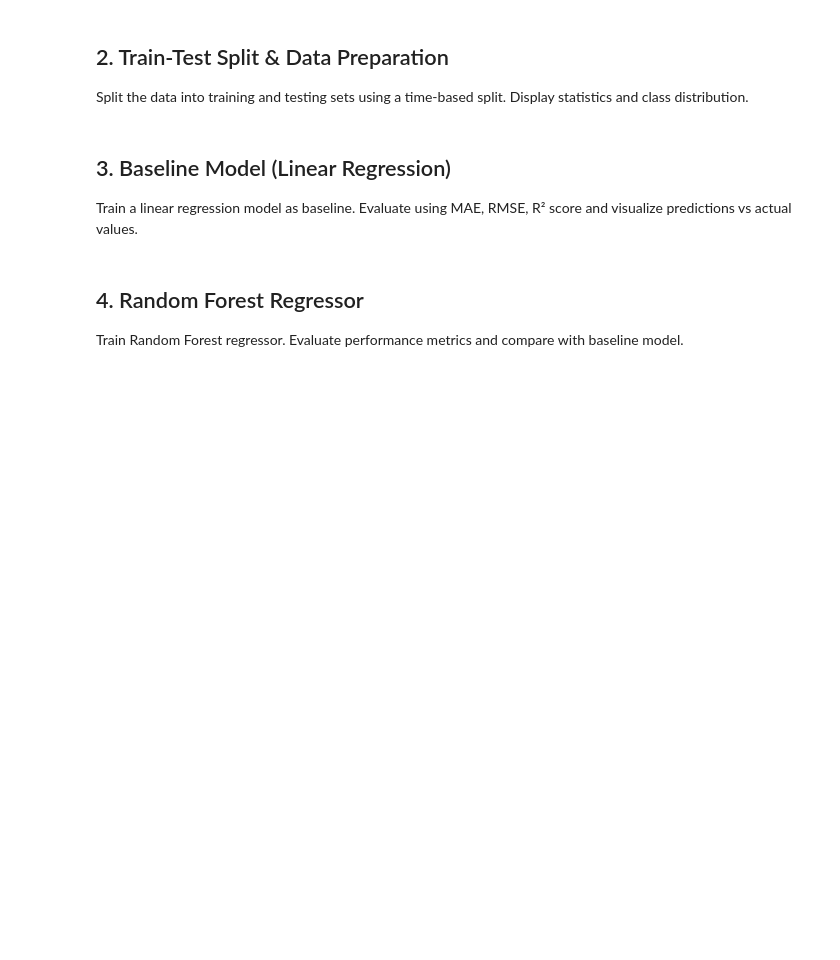
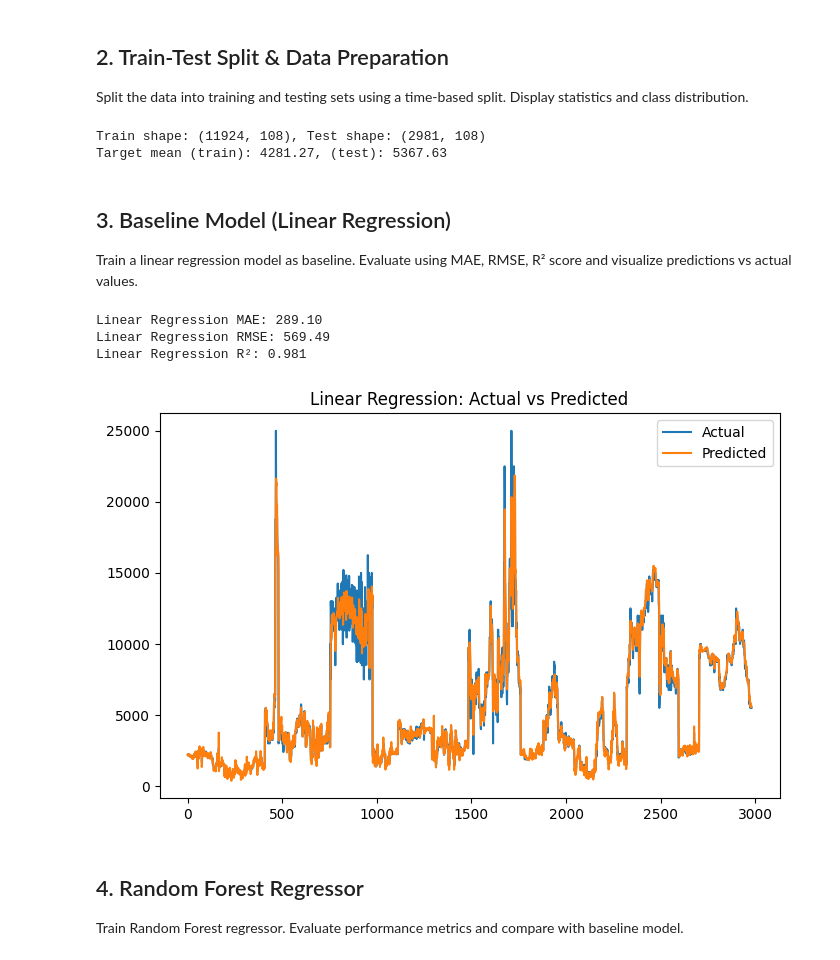
Before and after one commit to RudraX-Github/Git_HUB, a Jupyter notebook: AgriCast360/Script/PHASE_3_ML_Models.ipynb, the cells around one changed output. Saved outputs shown, nothing was run; the diff lists cells and outputs as text; code cells hidden in the pictures; blank space fills up the shorter version.

```diff
--- a/AgriCast360/Script/PHASE_3_ML_Models.ipynb
+++ b/AgriCast360/Script/PHASE_3_ML_Models.ipynb
@@ -10,5 +12,7 @@ Import necessary libraries and load the engineered dataset and scaler from Phase
 # %%
 # Import libraries
+import sys
+import os
 import pandas as pd
 import numpy as np
 import matplotlib.pyplot as plt
@@ -18,8 +22,13 @@ from sklearn.linear_model import LinearRegression
 from sklearn.ensemble import RandomForestRegressor
 from sklearn.metrics import mean_absolute_error, mean_squared_error, r2_score
 import xgboost as xgb
+# TensorFlow can sometimes cause deep recursion during import in some environments.
+# Increase recursion limit and reduce TF logging before importing.
+sys.setrecursionlimit(10000)
+os.environ.setdefault('TF_CPP_MIN_LOG_LEVEL', '2')
 import tensorflow as tf
-from tensorflow import keras
+# prefer using tf.keras to avoid conflicts with standalone keras package
+# from tensorflow import keras  <-- removed to prevent potential import conflicts
 import pickle
 import joblib
 import warnings
@@ -30,7 +39,18 @@ features_file = r"D:\CUDA_Experiments\Git_HUB\AgriCast360\Script\Processed_Data\
 scaler_file = r"D:\CUDA_Experiments\Git_HUB\AgriCast360\Script\scaler.pkl"
 
 df = pd.read_csv(features_file)
-with open(scaler_file, 'rb') as f:
-    scaler = pickle.load(f)
+
+# Try joblib first (common for sklearn scalers), fallback to pickle
+scaler = None
+try:
+    scaler = joblib.load(scaler_file)
+    print("✅ Scaler loaded with joblib.")
+except Exception as e_joblib:
+    try:
+        with open(scaler_file, 'rb') as f:
+            scaler = pickle.load(f)
+        print("✅ Scaler loaded with pickle.")
+    except Exception as e_pickle:
+        raise RuntimeError(f"Failed to load scaler file. joblib error: {e_joblib}; pickle error: {e_pickle}")
 
 print(f"✅ Data and scaler loaded. Shape: {df.shape}")
@@ -51,29 +78,45 @@ y_train, y_test = y.iloc[:split_idx], y.iloc[split_idx:]
 
 print(f"Train shape: {X_train.shape}, Test shape: {X_test.shape}")
 print(f"Target mean (train): {y_train.mean():.2f}, (test): {y_test.mean():.2f}")
+# %% [output]
+Train shape: (11924, 108), Test shape: (2981, 108)
+Target mean (train): 4281.27, (test): 5367.63
 # %% [markdown]
 ## 3. Baseline Model (Linear Regression)
 Train a linear regression model as baseline. Evaluate using MAE, RMSE, R² score and visualize predictions vs actual values.
 # %%
+# Encode categorical features and ensure train/test have same columns
+X_combined = pd.concat([X_train, X_test], axis=0)
+X_combined_enc = pd.get_dummies(X_combined, drop_first=True)
+
+# Split back to train/test
+X_train_enc = X_combined_enc.iloc[:len(X_train)].copy()
+X_test_enc = X_combined_enc.iloc[len(X_train):].copy()
+
 # Train baseline linear regression model
 lr = LinearRegression()
-lr.fit(X_train, y_train)
-y_pred_lr = lr.predict(X_test)
+lr.fit(X_train_enc, y_train)
+y_pred_lr = lr.predict(X_test_enc)
 
 mae_lr = mean_absolute_error(y_test, y_pred_lr)
 rmse_lr = mean_squared_error(y_test, y_pred_lr, squared=False)
 r2_lr = r2_score(y_test, y_pred_lr)
 
 print(f"Linear Regression MAE: {mae_lr:.2f}")
 print(f"Linear Regression RMSE: {rmse_lr:.2f}")
 print(f"Linear Regression R²: {r2_lr:.3f}")
 
 plt.figure(figsize=(8,5))
 plt.plot(y_test.values, label='Actual')
 plt.plot(y_pred_lr, label='Predicted')
 plt.title('Linear Regression: Actual vs Predicted')
 plt.legend()
 plt.show()
+# %% [output]
+Linear Regression MAE: 289.10
+Linear Regression RMSE: 569.49
+Linear Regression R²: 0.981
+[figure, added]
 # %% [markdown]
 ## 4. Random Forest Regressor
 Train Random Forest regressor. Evaluate performance metrics and compare with baseline model.
```
Also changed, not shown: parts of 7 cells of this notebook.
